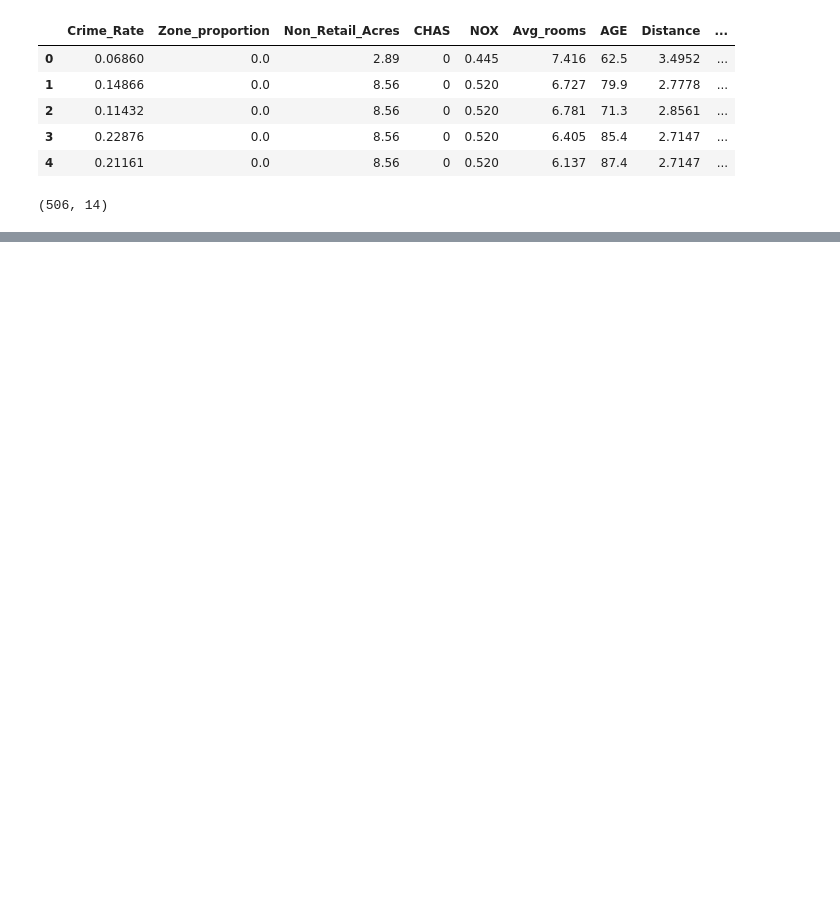
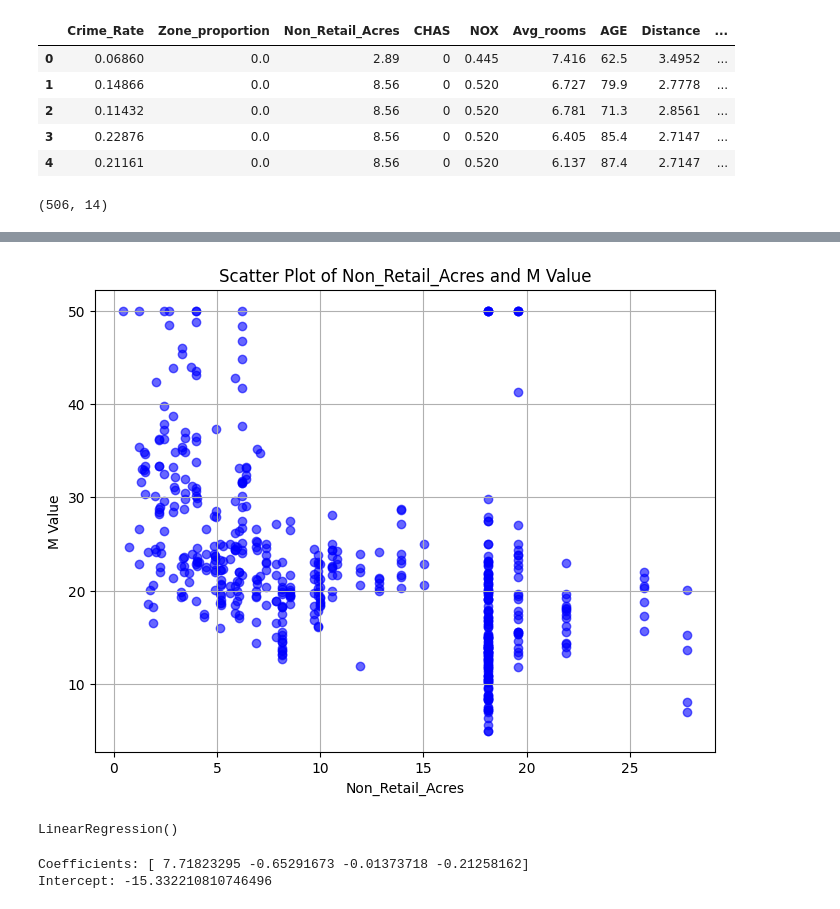
Before and after one commit to MRazin172/LabProgram2, a Jupyter notebook: LabProgram2.ipynb, the cells around one changed output, grey strips where cells are left out. Saved outputs shown, nothing was run; the diff lists cells and outputs as text; code cells hidden in the pictures; blank space fills up the shorter version.

```diff
--- a/LabProgram2.ipynb
+++ b/LabProgram2.ipynb
@@ -25,0 +113,13 @@ crime.shape
+# %%
+column1 = crime['Non_Retail_Acres']
+column2 = crime['MValue']
+
+plt.figure(figsize=(8, 6))
+plt.scatter(column1, column2, color='blue', alpha=0.6)
+plt.title('Scatter Plot of Non_Retail_Acres and M Value')
+plt.xlabel('Non_Retail_Acres')
+plt.ylabel('M Value')
+plt.grid(True)
+plt.show()
+# %% [output]
+[figure, added]
@@ -25,0 +129,15 @@ crime.shape
+# %%
+#the model
+model=LinearRegression()
+model.fit(X_train,y_train)
+# %% [output]
+LinearRegression()
+# %%
+coefficients = model.coef_
+print("Coefficients:", coefficients)
+
+intercept = model.intercept_
+print("Intercept:", intercept)
+# %% [output]
+Coefficients: [ 7.71823295 -0.65291673 -0.01373718 -0.21258162]
+Intercept: -15.332210810746496
```
Also changed, not shown: parts of 13 cells of this notebook.
